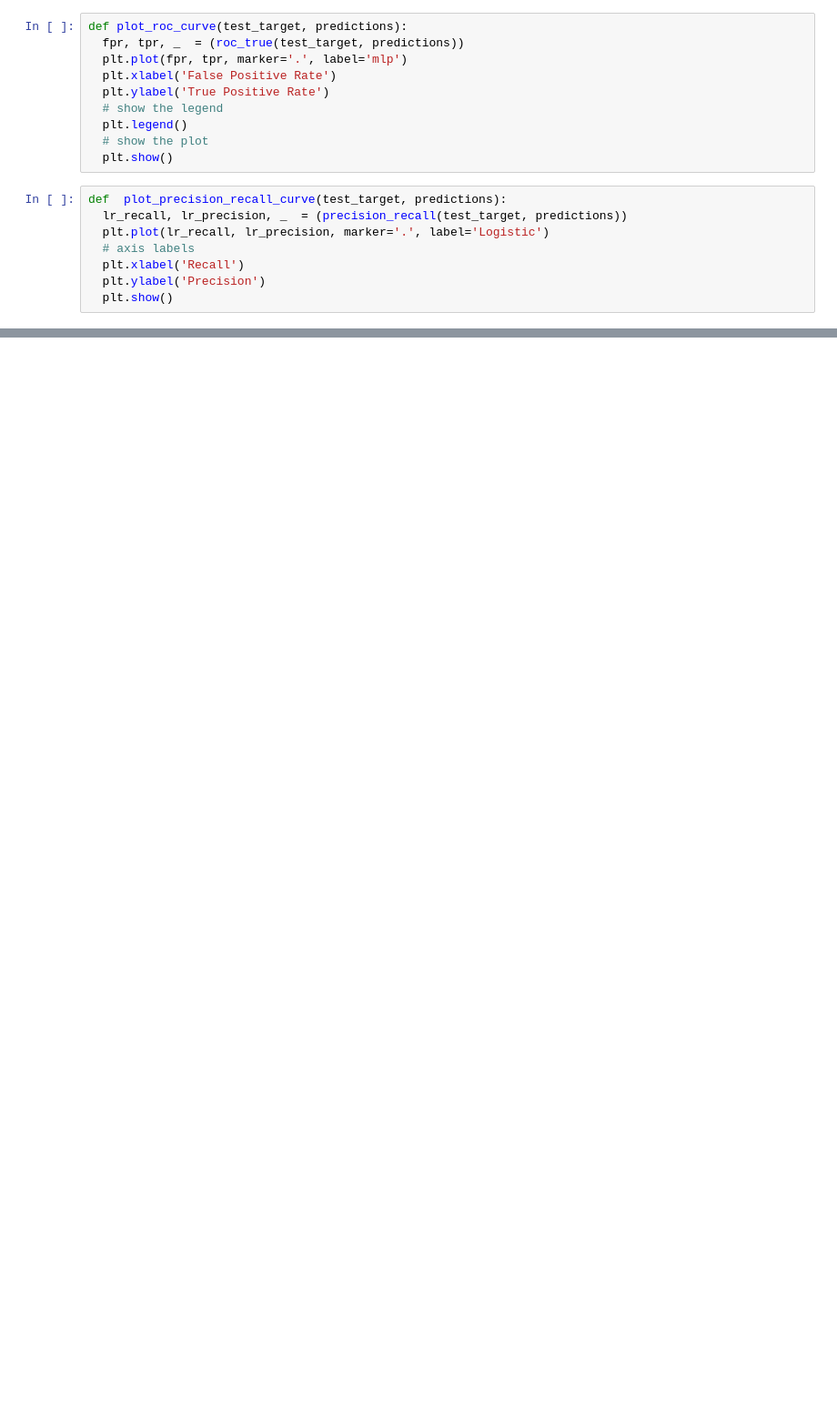
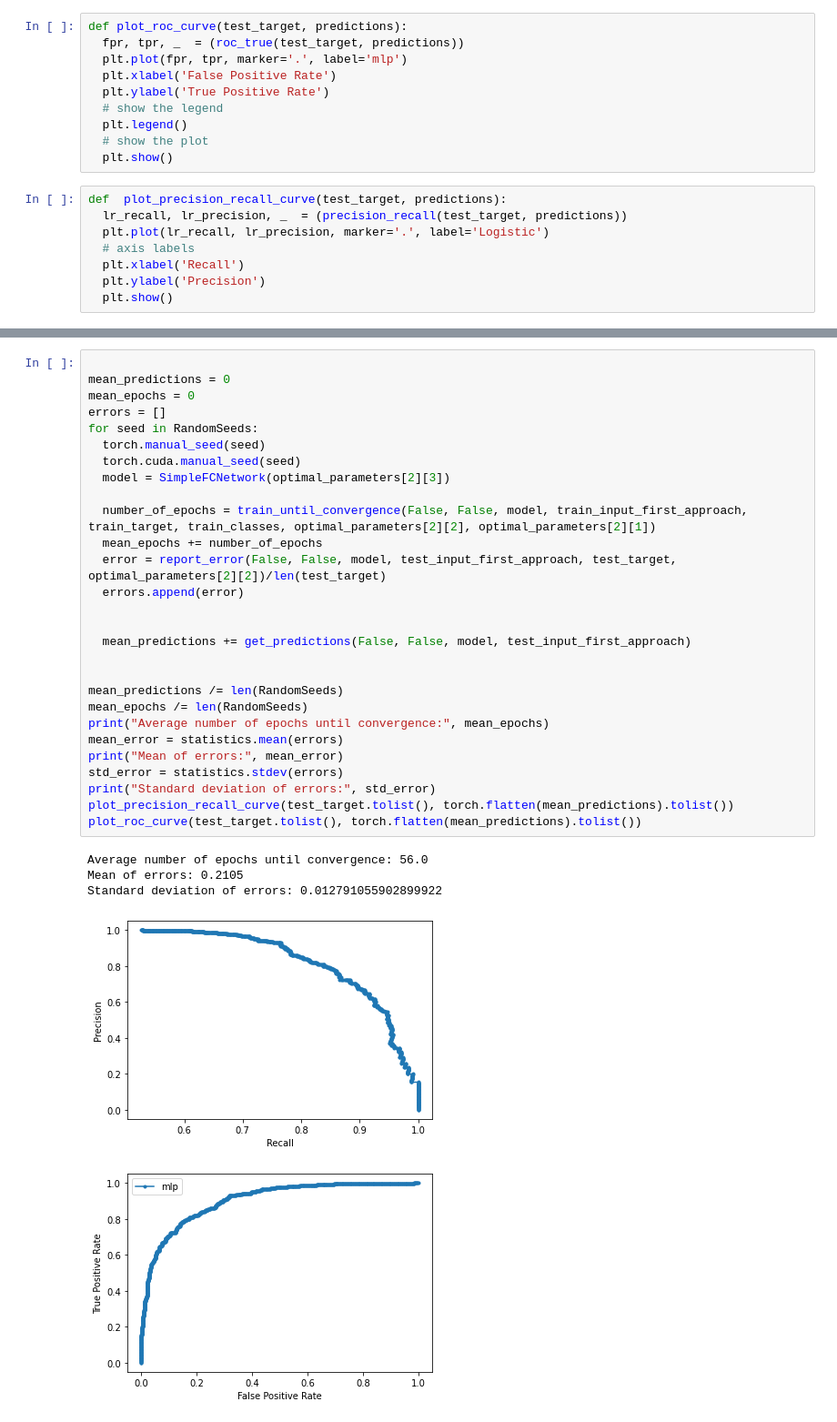
Before and after one commit to emdezla/DeepLearning, a Jupyter notebook: final_version_project_1.ipynb, the cells around one changed output, grey strips where cells are left out. Shown at 91% size. Saved outputs shown, nothing was run; the diff lists cells and outputs as text; blank space fills up the shorter version.

```diff
--- a/final_version_project_1.ipynb
+++ b/final_version_project_1.ipynb
@@ -595,0 +601,34 @@ number of epochs until convergence 66
+# %%
+
+mean_predictions = 0
+mean_epochs = 0
+errors = []
+for seed in RandomSeeds:
+  torch.manual_seed(seed)
+  torch.cuda.manual_seed(seed)
+  model = SimpleFCNetwork(optimal_parameters[2][3])
+
+  number_of_epochs = train_until_convergence(False, False, model, train_input_first_approach, train_target, train_classes, optimal_parameters[2][2], optimal_parameters[2][1])
+  mean_epochs += number_of_epochs
+  error = report_error(False, False, model, test_input_first_approach, test_target, optimal_parameters[2][2])/len(test_target)
+  errors.append(error)
+
+
+  mean_predictions += get_predictions(False, False, model, test_input_first_approach)
+
+
+mean_predictions /= len(RandomSeeds)
+mean_epochs /= len(RandomSeeds)
+print("Average number of epochs until convergence:", mean_epochs)
+mean_error = statistics.mean(errors)
+print("Mean of errors:", mean_error)
+std_error = statistics.stdev(errors)
+print("Standard deviation of errors:", std_error)
+plot_precision_recall_curve(test_target.tolist(), torch.flatten(mean_predictions).tolist())
+plot_roc_curve(test_target.tolist(), torch.flatten(mean_predictions).tolist())
+# %% [output]
+Average number of epochs until convergence: 56.0
+Mean of errors: 0.2105
+Standard deviation of errors: 0.012791055902899922
+[figure, added]
+[figure, added]
```
Also changed, not shown: parts of 19 cells of this notebook.
